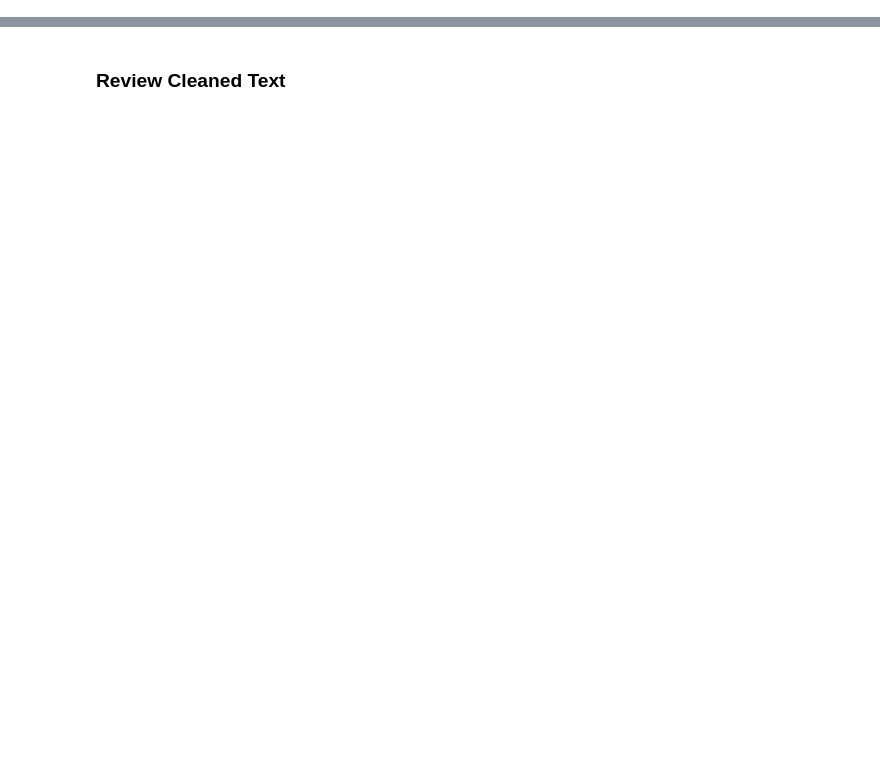
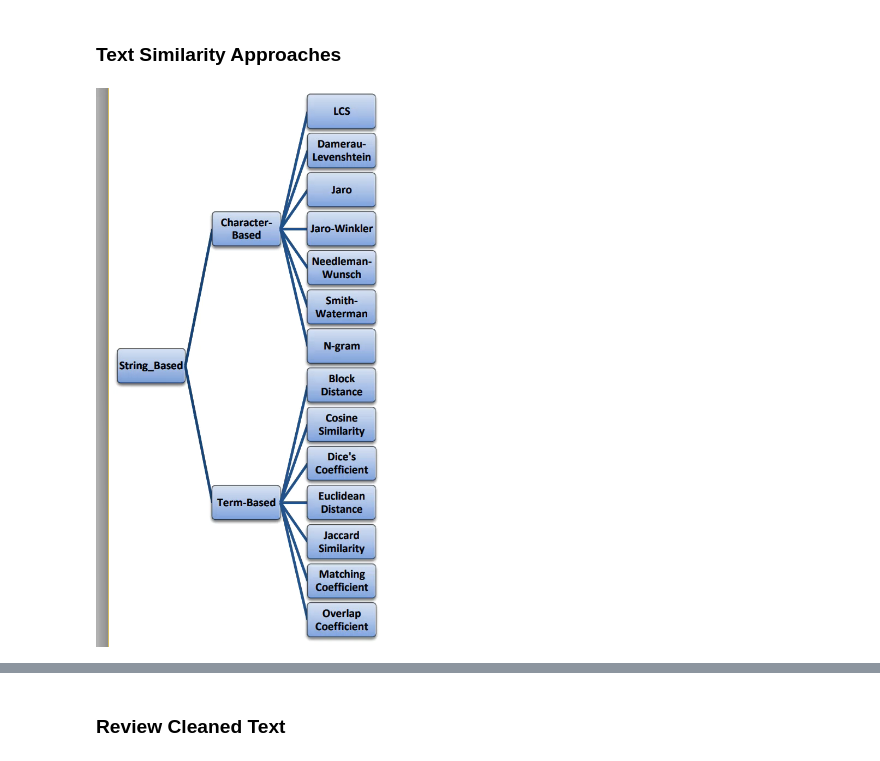
Before and after one commit to Alexjmsherman/nlp_practicum_original, a Jupyter notebook: lessons/lesson10_text_similarity/text_similarity_solution.ipynb, the cells around one changed output, grey strips where cells are left out. Cells and saved outputs as stored; diff of their text form; code cells hidden in the pictures; blank space fills up the shorter version.

Commit message:
update text similarity

```diff
--- a/lessons/lesson10_text_similarity/text_similarity_solution.ipynb
+++ b/lessons/lesson10_text_similarity/text_similarity_solution.ipynb
@@ -28,0 +60,8 @@ NameError: name 'ConfigParser' is not defined
+# %% [markdown]
+### Text Similarity Approaches
+# %%
+# text similarity approaches
+# https://pdfs.semanticscholar.org/5b5c/a878c534aee3882a038ef9e82f46e102131b.pdf
+Image("../../raw_data/images/text_similarity_approaches.png", width=450, height=450)
+# %% [output]
+[figure, added]
```
Also changed, not shown: parts of 61 cells of this notebook.
